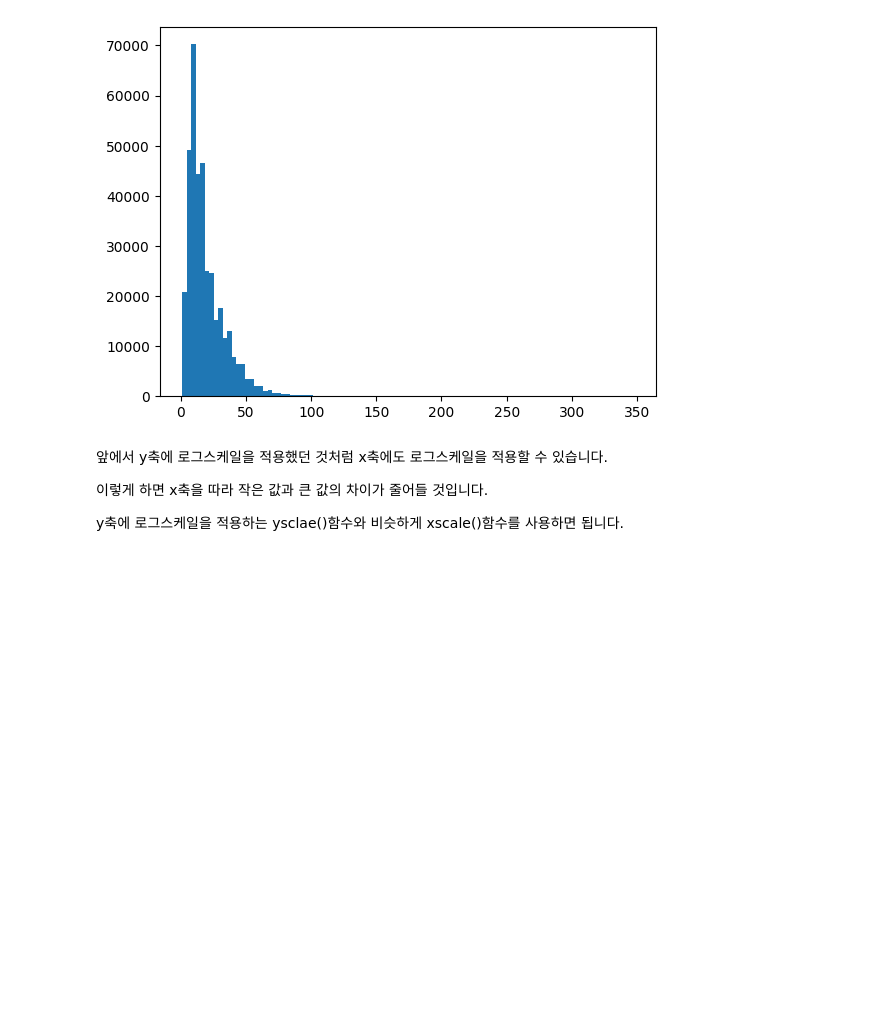
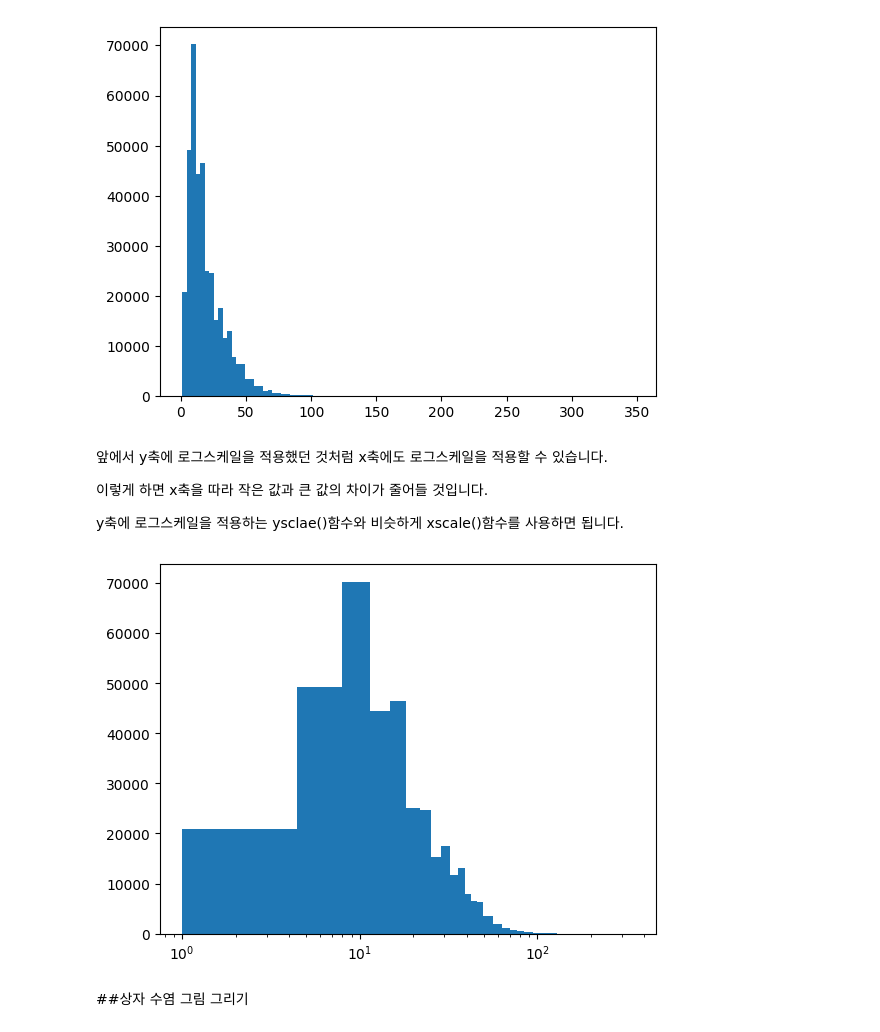
Before and after one commit to oicr3721/jjangjoa, a Jupyter notebook: 202210866/분포요약하기.ipynb, the cells around one changed output. Drawn from its saved outputs; the diff is of its cells as text; code cells hidden in the pictures; blank space fills up the shorter version.

Commit message:
Auto-sync: BigData_Visualization 리포지토리에서 자동 업데이트

```diff
--- a/202210866/분포요약하기.ipynb
+++ b/202210866/분포요약하기.ipynb
@@ -197,3 +197,11 @@ plt.show()
 이렇게 하면 x축을 따라 작은 값과 큰 값의 차이가 줄어들 것입니다.
 
 y축에 로그스케일을 적용하는 ysclae()함수와 비슷하게 xscale()함수를 사용하면 됩니다.
+# %%
+plt.hist(title_len, bins=100)
+plt.xscale('log')
+plt.show()
+# %% [output]
+[figure, added]
+# %% [markdown]
+##상자 수염 그림 그리기
```
Also changed, not shown: parts of 23 cells of this notebook.
